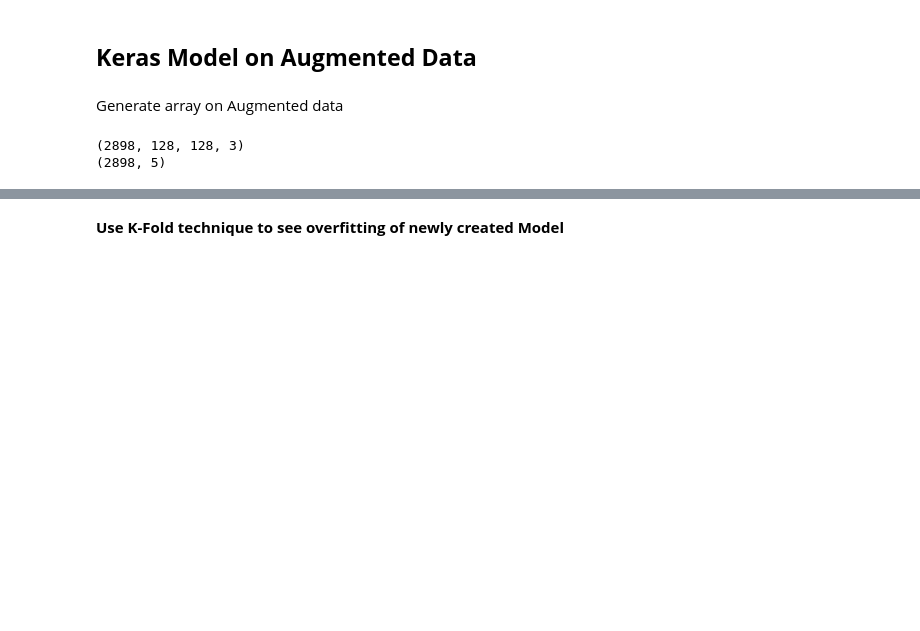
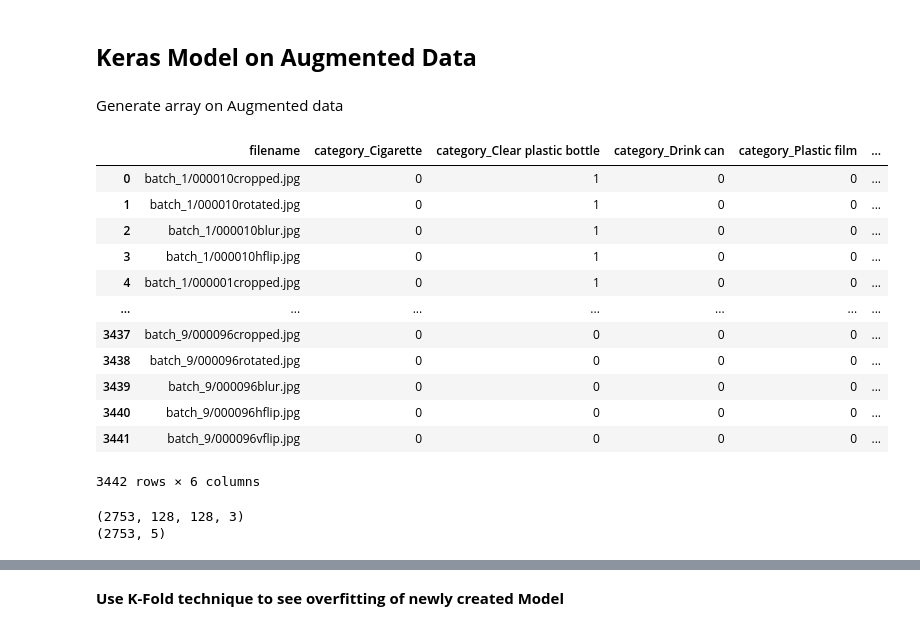
Before and after one commit to zhimg/Trash-Image-Classification-System-using-Machine-Learning-and-Deep-Learning-Algorithms, a Jupyter notebook: First_Experiment_Keras_Crop_Array.ipynb, the cells around one changed output, grey strips where cells are left out. Drawn from its saved outputs; the diff is of its cells as text; code cells hidden in the pictures; blank space fills up the shorter version.

```diff
--- a/First_Experiment_Keras_Crop_Array.ipynb
+++ b/First_Experiment_Keras_Crop_Array.ipynb
@@ -225,16 +224,32 @@ X_data = np.array(train_data)
 # %%
 # Drop file names and create Labels array
 data = pd.get_dummies(data, columns=["category"])
+# %%
+data
+# %% [output]
+|  | filename | category_Cigarette | category_Clear plastic bottle | category_Drink can | category_Plastic film | ... |
+| 0 | batch_1/000010cropped.jpg | 0 | 1 | 0 | 0 | ... |
+| 1 | batch_1/000010rotated.jpg | 0 | 1 | 0 | 0 | ... |
+| 2 | batch_1/000010blur.jpg | 0 | 1 | 0 | 0 | ... |
+| 3 | batch_1/000010hflip.jpg | 0 | 1 | 0 | 0 | ... |
+| 4 | batch_1/000001cropped.jpg | 0 | 1 | 0 | 0 | ... |
+| ... | ... | ... | ... | ... | ... | ... |
+| 3437 | batch_9/000096cropped.jpg | 0 | 0 | 0 | 0 | ... |
+| 3438 | batch_9/000096rotated.jpg | 0 | 0 | 0 | 0 | ... |
+| 3439 | batch_9/000096blur.jpg | 0 | 0 | 0 | 0 | ... |
+| 3440 | batch_9/000096hflip.jpg | 0 | 0 | 0 | 0 | ... |
+| 3441 | batch_9/000096vflip.jpg | 0 | 0 | 0 | 0 | ... |
+3442 rows × 6 columns
 # %%
 Y_labels = np.array(data.drop(['filename'],axis=1))
 # Data split Randomly
-x_train, x_test, Y_train, Y_test = train_test_split(X_data, Y_labels, random_state=42, test_size=0.1, stratify = Y_labels)
+x_train, x_test, Y_train, Y_test = train_test_split(X_data, Y_labels, random_state=42, test_size=0.2, stratify = Y_labels)
 # Print Array shapes
 print(x_train.shape)
 print(Y_train.shape)
 # %% [output]
-(2898, 128, 128, 3)
-(2898, 5)
+(2753, 128, 128, 3)
+(2753, 5)
 # %%
 new_model = create_model()
 new_model.summary()
```
Also changed, not shown: parts of 14 cells of this notebook.
